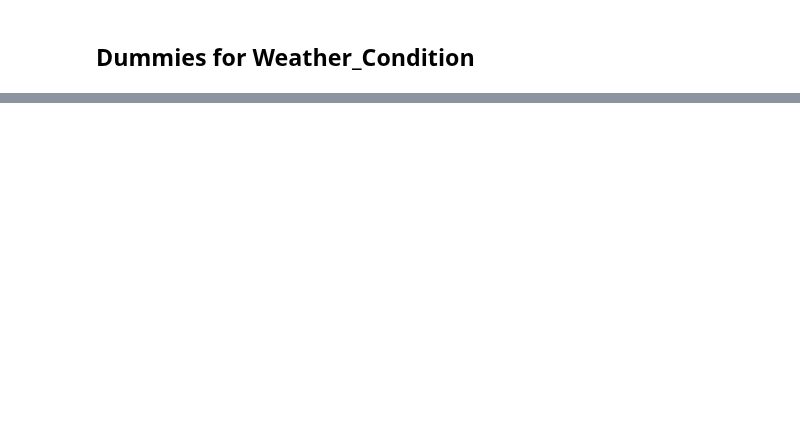
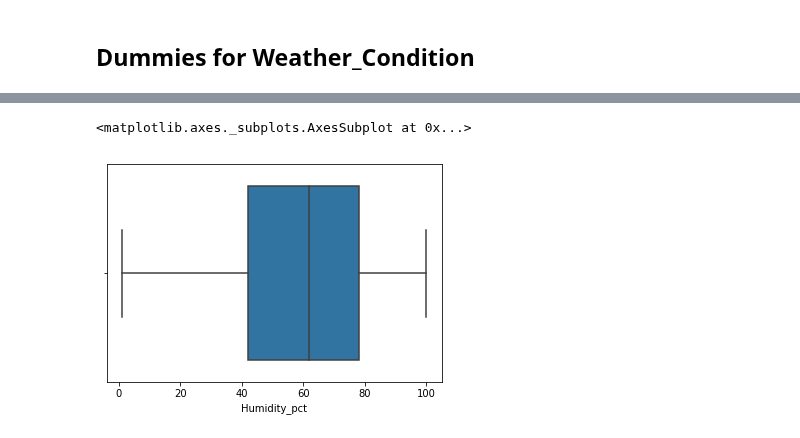
Before and after one commit to mpayumo/accident-severity-us, a Jupyter notebook: accidents-6-model.ipynb, the cells around one changed output, grey strips where cells are left out. Saved outputs shown, nothing was run; the diff lists cells and outputs as text; code cells hidden in the pictures; blank space fills up the shorter version.

```diff
--- a/accidents-6-model.ipynb
+++ b/accidents-6-model.ipynb
@@ -351,0 +309,5 @@ plt.savefig('img/correlation.jpg')
+# %%
+sns.boxplot(ca_nd.Humidity_pct)
+# %% [output]
+<matplotlib.axes._subplots.AxesSubplot at 0x...>
+[figure, added]
```
Also changed, not shown: parts of 27 cells of this notebook, 3 other files.
